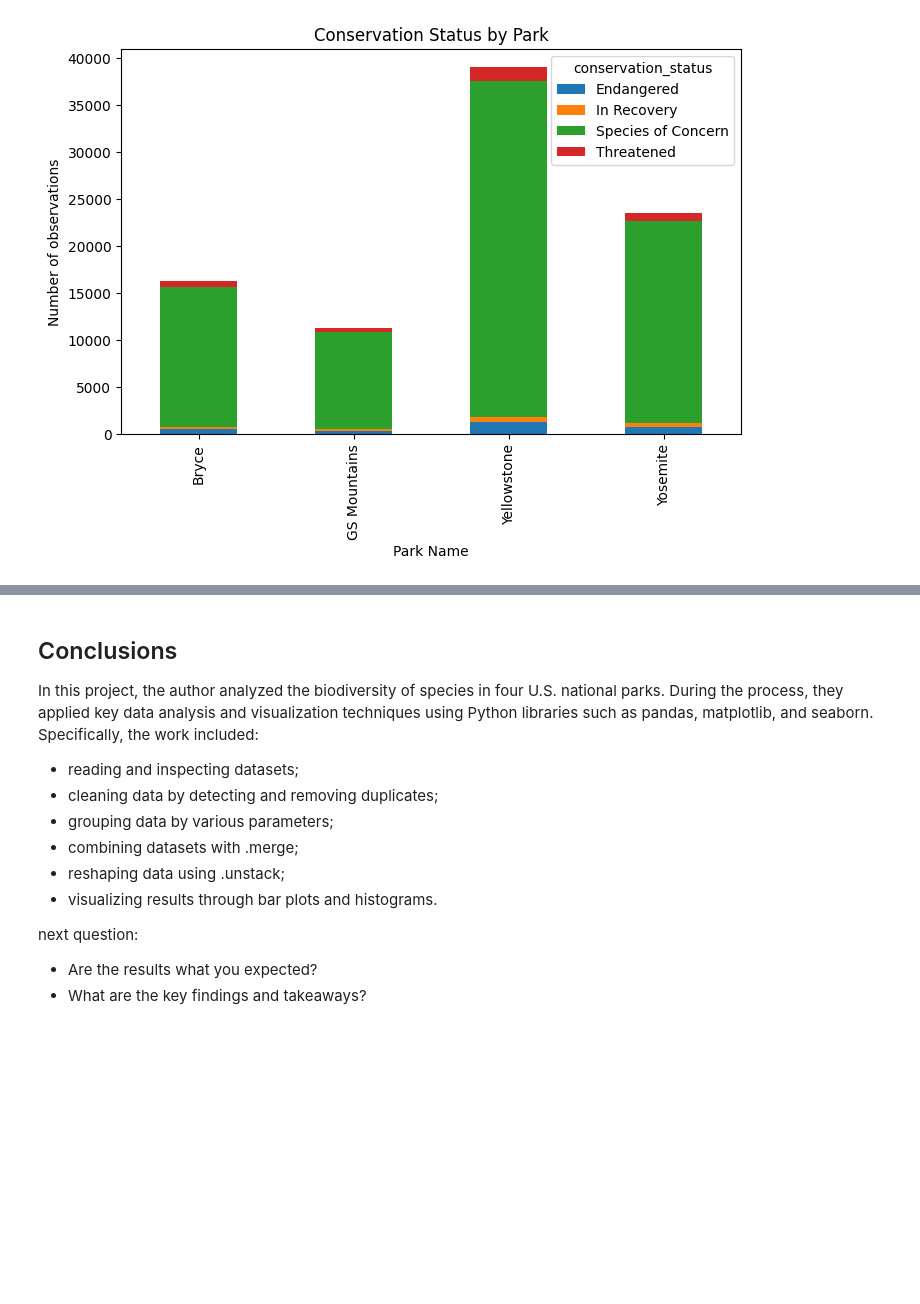
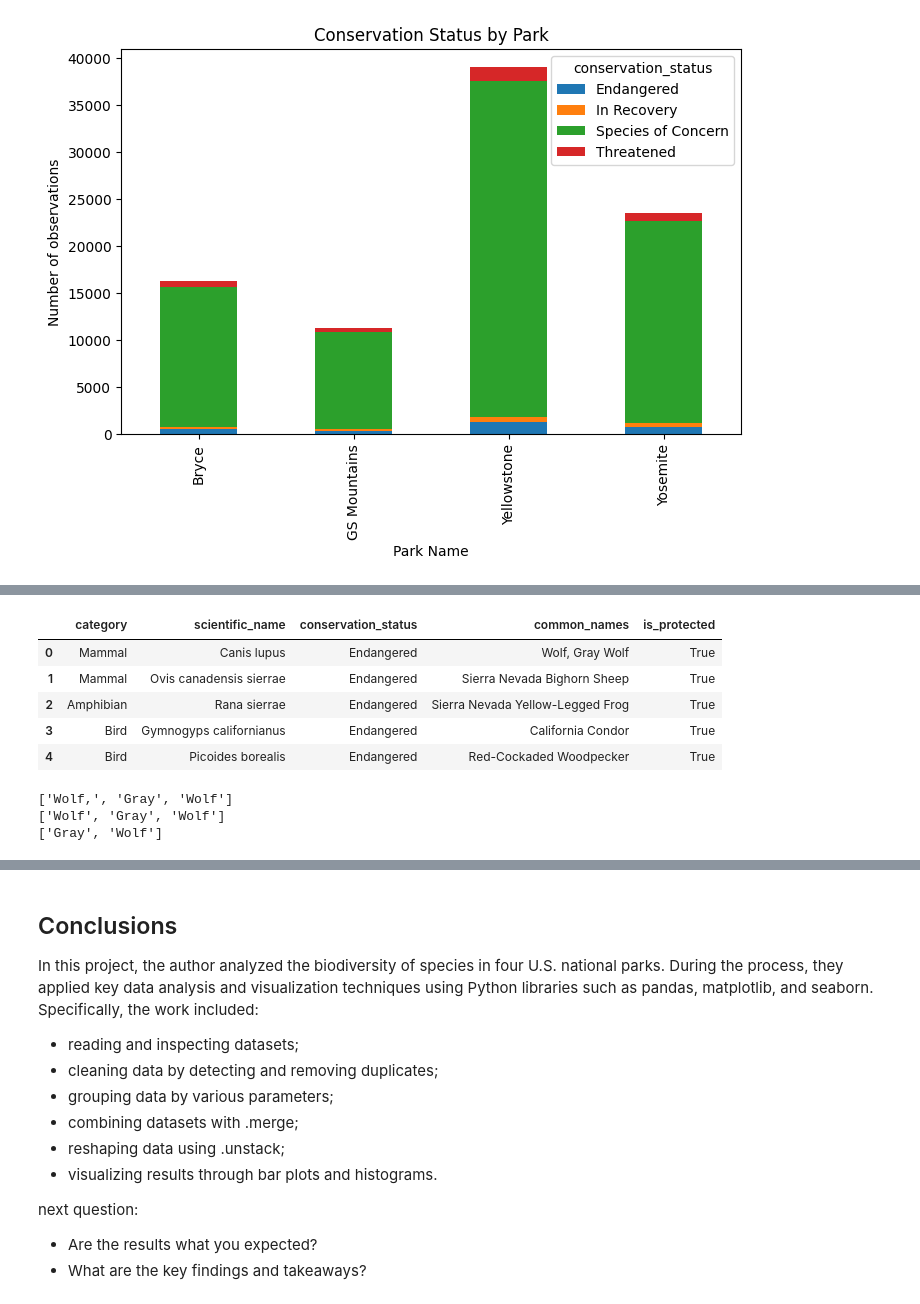
Before and after one commit to 7086600/biodiversity_project, a Jupyter notebook: biodiversity.ipynb, the cells around one changed output, grey strips where cells are left out. Saved outputs shown, nothing was run; the diff lists cells and outputs as text; code cells hidden in the pictures; blank space fills up the shorter version.

```diff
--- a/biodiversity.ipynb
+++ b/biodiversity.ipynb
@@ -747,0 +766,20 @@ plt.show()
+# %%
+common_name = "Wolf, Gray Wolf"
+filt_animals = (species_clean['category'] != 'Vascular Plant') & (species_clean['category'] != 'Nonvascular Plant')
+animals = species_clean.loc[filt_animals, :]
+animals.head()
+# %% [output]
+|  | category | scientific_name | conservation_status | common_names | is_protected |
+| 0 | Mammal | Canis lupus | Endangered | Wolf, Gray Wolf | True |
+| 1 | Mammal | Ovis canadensis sierrae | Endangered | Sierra Nevada Bighorn Sheep | True |
+| 2 | Amphibian | Rana sierrae | Endangered | Sierra Nevada Yellow-Legged Frog | True |
+| 3 | Bird | Gymnogyps californianus | Endangered | California Condor | True |
+| 4 | Bird | Picoides borealis | Endangered | Red-Cockaded Woodpecker | True |
+# %%
+print(common_name.split())
+print(remove_punctuation(common_name).split())
+print(list(set(remove_punctuation(common_name).split())))
+# %% [output]
+['Wolf,', 'Gray', 'Wolf']
+['Wolf', 'Gray', 'Wolf']
+['Gray', 'Wolf']
```
Also changed, not shown: parts of 6 cells of this notebook.
